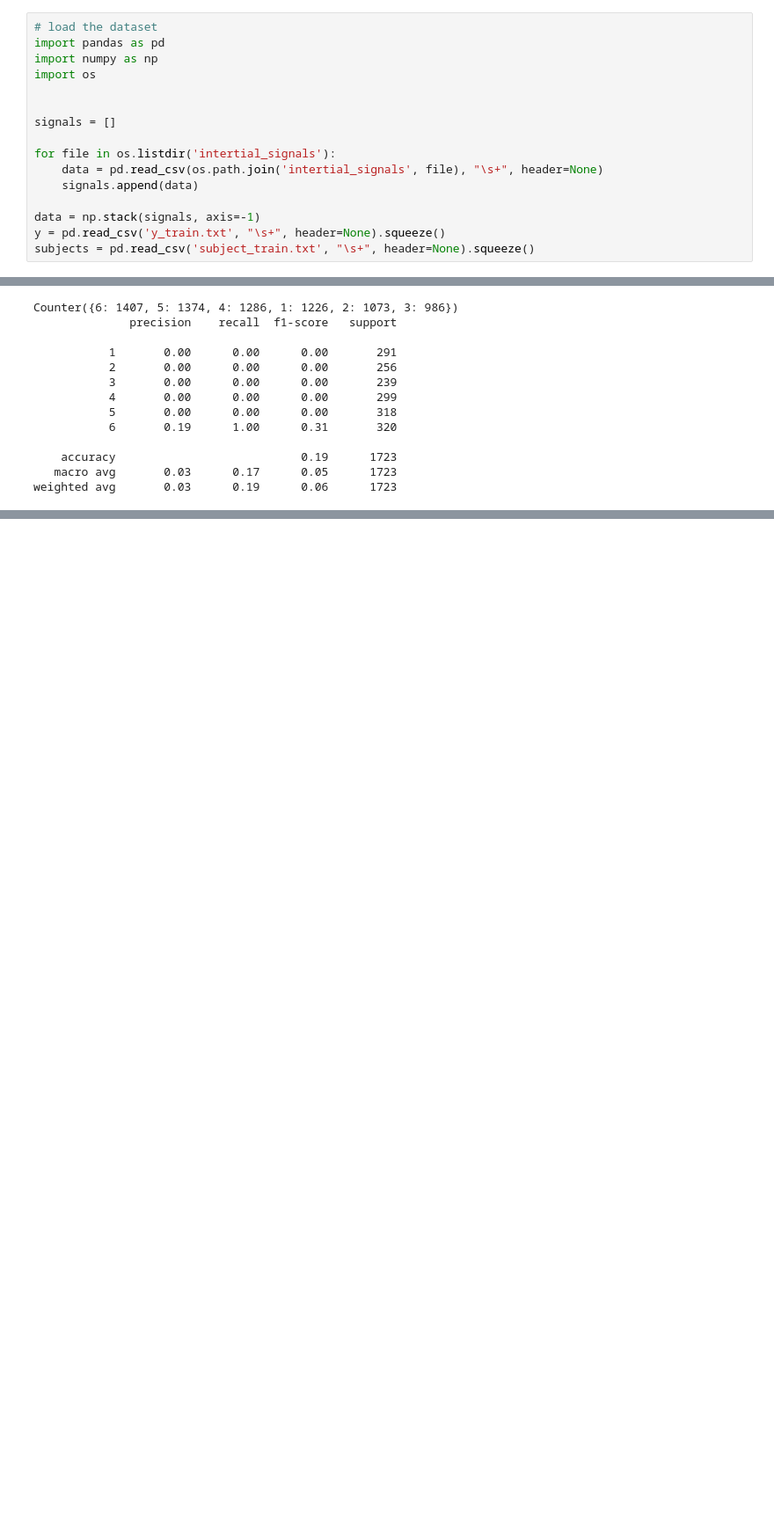
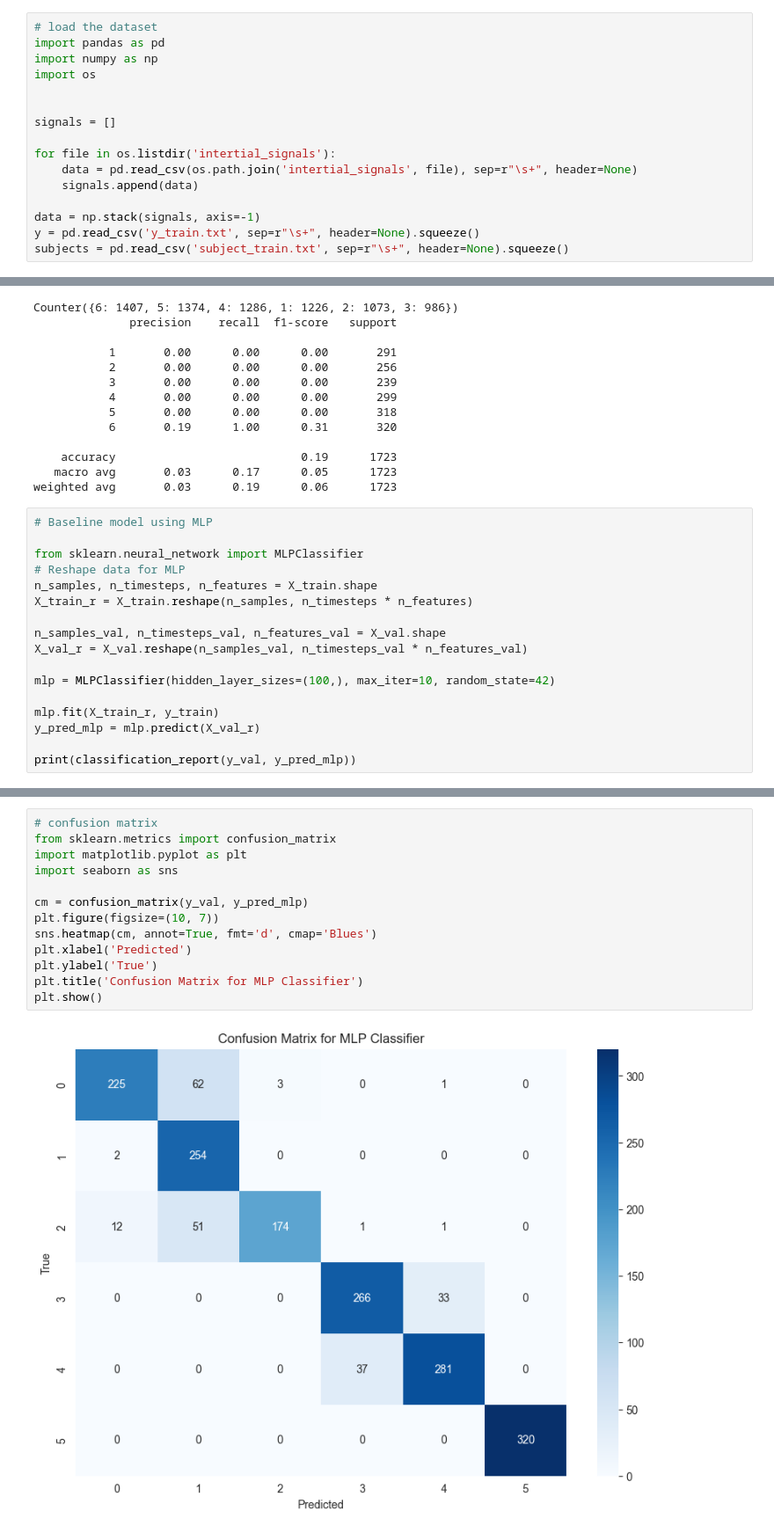
Before and after one commit to grasht/projects_ml_lab_2, a Jupyter notebook: week1.ipynb, the cells around one changed output, grey strips where cells are left out. Shown at 88% size. Saved outputs shown, nothing was run; the diff lists cells and outputs as text; blank space fills up the shorter version.

```diff
--- a/week1.ipynb
+++ b/week1.ipynb
@@ -8,12 +8,12 @@ import os
 signals = []
 
 for file in os.listdir('intertial_signals'):
-    data = pd.read_csv(os.path.join('intertial_signals', file), "\s+", header=None)
+    data = pd.read_csv(os.path.join('intertial_signals', file), sep=r"\s+", header=None)
     signals.append(data)
 
 data = np.stack(signals, axis=-1)
-y = pd.read_csv('y_train.txt', "\s+", header=None).squeeze()
-subjects = pd.read_csv('subject_train.txt', "\s+", header=None).squeeze()
+y = pd.read_csv('y_train.txt', sep=r"\s+", header=None).squeeze()
+subjects = pd.read_csv('subject_train.txt', sep=r"\s+", header=None).squeeze()
 # %%
 print(data.shape)
 print(y.shape)
@@ -85,3 +85,20 @@ Counter({6: 1407, 5: 1374, 4: 1286, 1: 1226, 2: 1073, 3: 986})
     accuracy                           0.19      1723
    macro avg       0.03      0.17      0.05      1723
 weighted avg       0.03      0.19      0.06      1723
+# %%
+# Baseline model using MLP
+
+from sklearn.neural_network import MLPClassifier
+# Reshape data for MLP
+n_samples, n_timesteps, n_features = X_train.shape
+X_train_r = X_train.reshape(n_samples, n_timesteps * n_features)
+
+n_samples_val, n_timesteps_val, n_features_val = X_val.shape
+X_val_r = X_val.reshape(n_samples_val, n_timesteps_val * n_features_val)
+
+mlp = MLPClassifier(hidden_layer_sizes=(100,), max_iter=10, random_state=42)
+
+mlp.fit(X_train_r, y_train)
+y_pred_mlp = mlp.predict(X_val_r)
+
+print(classification_report(y_val, y_pred_mlp))
@@ -87,0 +118,15 @@ weighted avg       0.03      0.19      0.06      1723
+# %%
+# confusion matrix
+from sklearn.metrics import confusion_matrix
+import matplotlib.pyplot as plt
+import seaborn as sns
+
+cm = confusion_matrix(y_val, y_pred_mlp)
+plt.figure(figsize=(10, 7))
+sns.heatmap(cm, annot=True, fmt='d', cmap='Blues')
+plt.xlabel('Predicted')
+plt.ylabel('True')
+plt.title('Confusion Matrix for MLP Classifier')
+plt.show()
+# %% [output]
+[figure, added]
```
Also changed, not shown: parts of 1 cell of this notebook.
